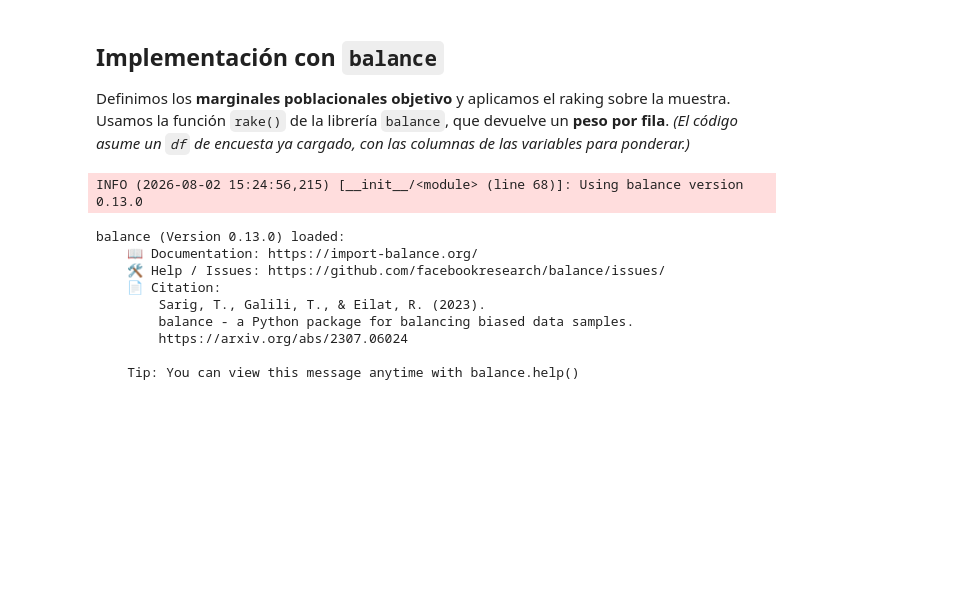
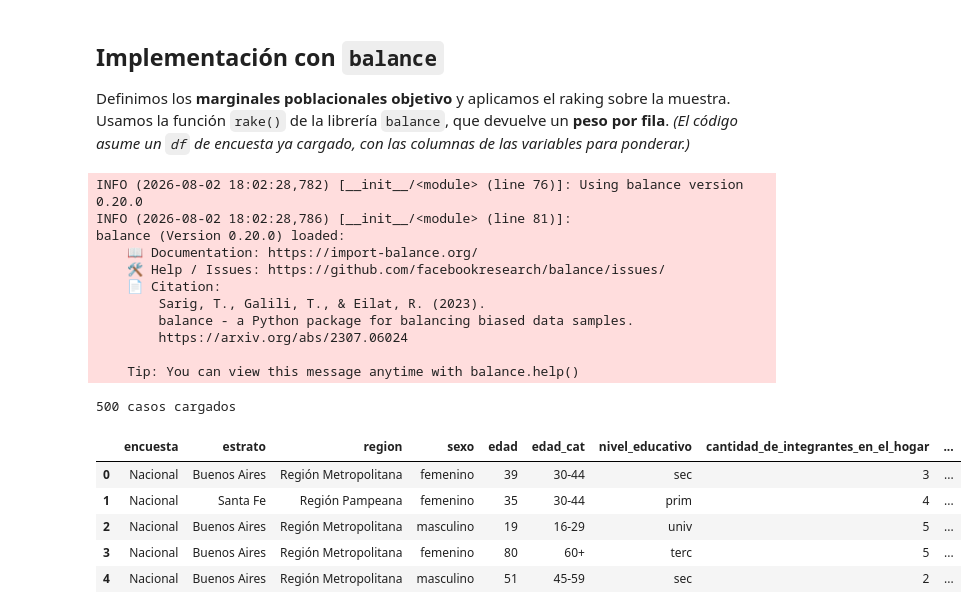
Before and after one commit to charosanchezinda-spec/met4op-2026, a Jupyter notebook: ESTADISTICA/7.Introduccíon al Muestreo y Ponderacíon/7.clase.ipynb, the cells around one changed output. Cells and saved outputs as stored; diff of their text form; code cells hidden in the pictures; blank space fills up the shorter version.

```diff
--- a/ESTADISTICA/7.Introduccíon al Muestreo y Ponderacíon/7.clase.ipynb
+++ b/ESTADISTICA/7.Introduccíon al Muestreo y Ponderacíon/7.clase.ipynb
@@ -492,30 +510,43 @@ Definimos los **marginales poblacionales objetivo** y aplicamos el raking sobre
 # %%
 import pandas as pd
 import numpy as np
+import logging
+logging.getLogger("balance").setLevel(logging.ERROR)
 from balance.weighting_methods.rake import rake, prepare_marginal_dist_for_raking
 
-# Marginales poblacionales objetivo. En este ejemplo se toman los targets nacionales del censo 2022 usando estas 4 variables
-#Lo unico que necesita el raking es el diccionario de targets
+df = pd.read_csv("media/ejemplo_ponderacion.csv")
+
+# Marginales poblacionales objetivo (Censo 2022)
 TARGETS = {
     'sexo': {'femenino': 0.53, 'masculino': 0.47},
     'edad_cat': {'16-29': 0.29, '30-44': 0.29, '45-59': 0.21, '60+': 0.21},
-    'region': {'Región Metropolitana': 0.42, 'Región Pampeana': 0.23,
-               'Región NOA': 0.14, 'Región NEA': 0.08,
-               'Región Cuyo': 0.07, 'Región Patagonia': 0.06},
+    'region': {'Región Metropolitana': 0.42, 'Región Pampeana': 0.23, 'Región NOA': 0.14,
+               'Región NEA': 0.08, 'Región Cuyo': 0.07, 'Región Patagonia': 0.06},
     'nivel_educativo': {'prim': 0.29, 'sec': 0.44, 'terc': 0.12, 'univ': 0.13, 'pos': 0.02},
 }
-vars_rake = list(TARGETS.keys())
+vars_rake = list(TARGETS)
+
+print(f"{len(df)} casos cargados")
+df.head()
 # %% [output]
-INFO (2026-08-02 15:24:56,215) [__init__/<module> (line 68)]: Using balance version 0.13.0
+INFO (2026-08-02 18:02:28,782) [__init__/<module> (line 76)]: Using balance version 0.20.0
+INFO (2026-08-02 18:02:28,786) [__init__/<module> (line 81)]:
+balance (Version 0.20.0) loaded:
+    📖 Documentation: https://import-balance.org/
+    🛠️ Help / Issues: https://github.com/facebookresearch/balance/issues/
+    📄 Citation:
+        Sarig, T., Galili, T., & Eilat, R. (2023).
+        balance - a Python package for balancing biased data samples.
+        https://arxiv.org/abs/2307.06024
+
+    Tip: You can view this message anytime with balance.help()
-balance (Version 0.13.0) loaded:
-    📖 Documentation: https://import-balance.org/
-    🛠️ Help / Issues: https://github.com/facebookresearch/balance/issues/
-    📄 Citation:
-        Sarig, T., Galili, T., & Eilat, R. (2023).
-        balance - a Python package for balancing biased data samples.
-        https://arxiv.org/abs/2307.06024
-
-    Tip: You can view this message anytime with balance.help()
+500 casos cargados
+|  | encuesta | estrato | region | sexo | edad | edad_cat | nivel_educativo | cantidad_de_integrantes_en_el_hogar | ... |
+| 0 | Nacional | Buenos Aires | Región Metropolitana | femenino | 39 | 30-44 | sec | 3 | ... |
+| 1 | Nacional | Santa Fe | Región Pampeana | femenino | 35 | 30-44 | prim | 4 | ... |
+| 2 | Nacional | Buenos Aires | Región Metropolitana | masculino | 19 | 16-29 | univ | 5 | ... |
+| 3 | Nacional | Buenos Aires | Región Metropolitana | femenino | 80 | 60+ | terc | 5 | ... |
+| 4 | Nacional | Buenos Aires | Región Metropolitana | masculino | 51 | 45-59 | sec | 2 | ... |
 # %%
 # Las variables de ajuste deben ser texto para evitar desajustes de tipo
 for var in vars_rake:
```
Also changed, not shown: parts of 3 cells of this notebook.
